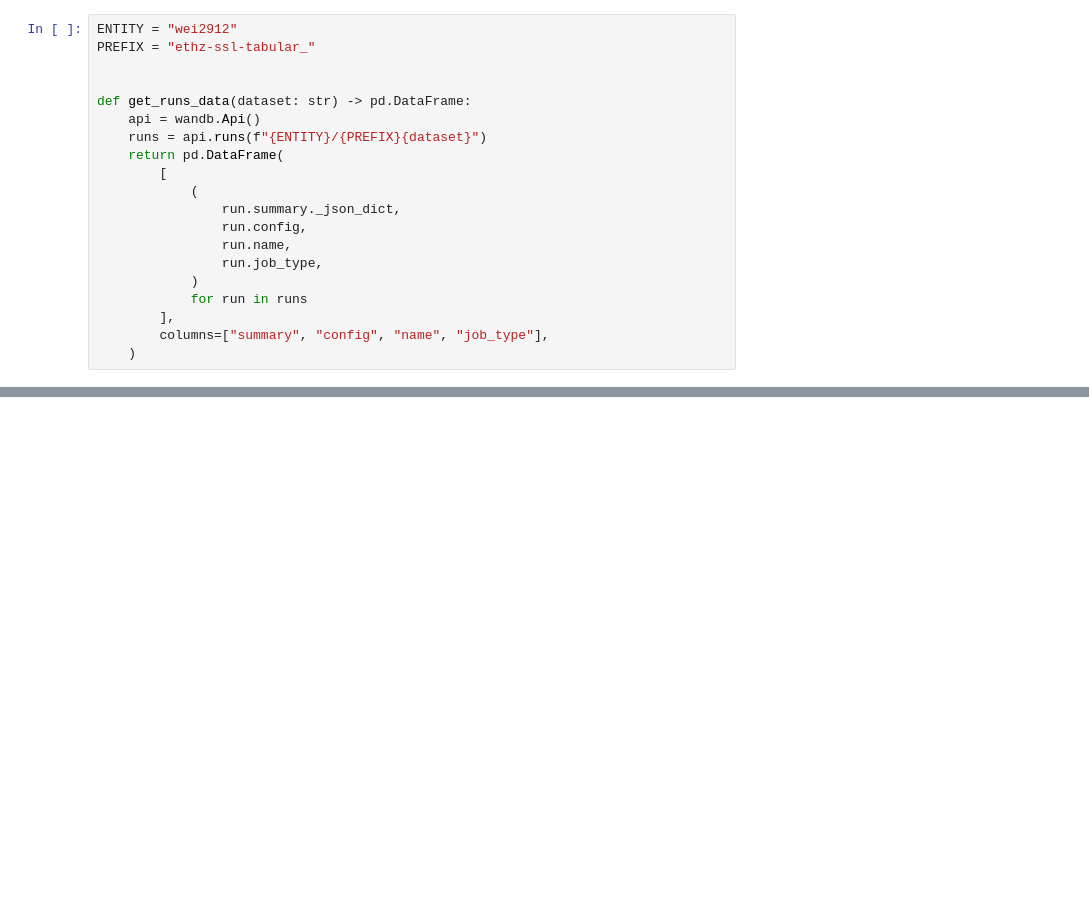
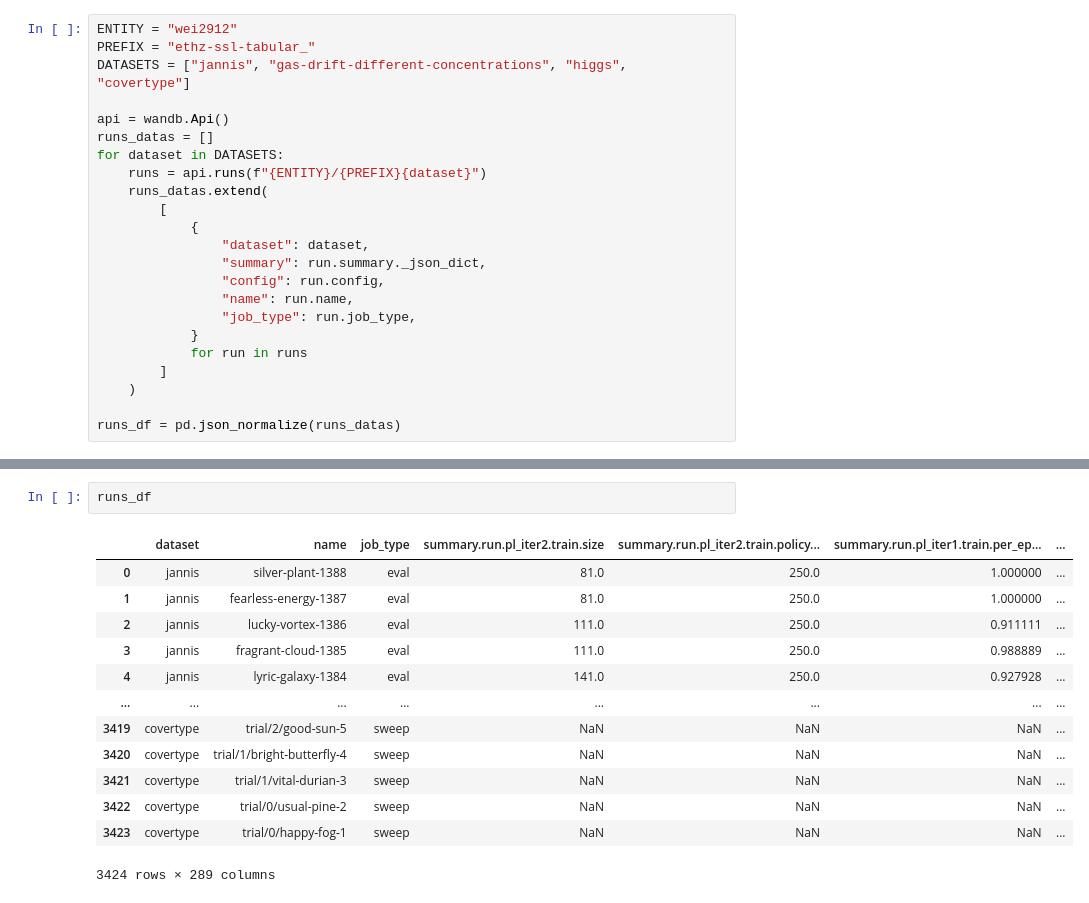
Before and after one commit to wei2912/ethz-ssl-tabular, a Jupyter notebook: src/plot_test_accs.ipynb, the cells around one changed output, grey strips where cells are left out. Cells and saved outputs as stored; diff of their text form; blank space fills up the shorter version.

```diff
--- a/src/plot_test_accs.ipynb
+++ b/src/plot_test_accs.ipynb
@@ -7,20 +7,23 @@ from typing import Optional
 # %%
 ENTITY = "wei2912"
 PREFIX = "ethz-ssl-tabular_"
+DATASETS = ["jannis", "gas-drift-different-concentrations", "higgs", "covertype"]
 
+api = wandb.Api()
+runs_datas = []
+for dataset in DATASETS:
+    runs = api.runs(f"{ENTITY}/{PREFIX}{dataset}")
+    runs_datas.extend(
+        [
+            {
+                "dataset": dataset,
+                "summary": run.summary._json_dict,
+                "config": run.config,
+                "name": run.name,
+                "job_type": run.job_type,
+            }
+            for run in runs
+        ]
+    )
 
-def get_runs_data(dataset: str) -> pd.DataFrame:
-    api = wandb.Api()
-    runs = api.runs(f"{ENTITY}/{PREFIX}{dataset}")
-    return pd.DataFrame(
-        [
-            (
-                run.summary._json_dict,
-                run.config,
-                run.name,
-                run.job_type,
-            )
-            for run in runs
-        ],
-        columns=["summary", "config", "name", "job_type"],
-    )
+runs_df = pd.json_normalize(runs_datas)
@@ -29,0 +50,16 @@ runs_dfs = {dataset: get_runs_data(dataset) for dataset in DATASETS}
+# %%
+runs_df
+# %% [output]
+|  | dataset | name | job_type | summary.run.pl_iter2.train.size | summary.run.pl_iter2.train.policy... | summary.run.pl_iter1.train.per_ep... | ... |
+| 0 | jannis | silver-plant-1388 | eval | 81.0 | 250.0 | 1.000000 | ... |
+| 1 | jannis | fearless-energy-1387 | eval | 81.0 | 250.0 | 1.000000 | ... |
+| 2 | jannis | lucky-vortex-1386 | eval | 111.0 | 250.0 | 0.911111 | ... |
+| 3 | jannis | fragrant-cloud-1385 | eval | 111.0 | 250.0 | 0.988889 | ... |
+| 4 | jannis | lyric-galaxy-1384 | eval | 141.0 | 250.0 | 0.927928 | ... |
+| ... | ... | ... | ... | ... | ... | ... | ... |
+| 3419 | covertype | trial/2/good-sun-5 | sweep | NaN | NaN | NaN | ... |
+| 3420 | covertype | trial/1/bright-butterfly-4 | sweep | NaN | NaN | NaN | ... |
+| 3421 | covertype | trial/1/vital-durian-3 | sweep | NaN | NaN | NaN | ... |
+| 3422 | covertype | trial/0/usual-pine-2 | sweep | NaN | NaN | NaN | ... |
+| 3423 | covertype | trial/0/happy-fog-1 | sweep | NaN | NaN | NaN | ... |
+3424 rows × 289 columns
```
Also changed, not shown: parts of 10 cells of this notebook.
